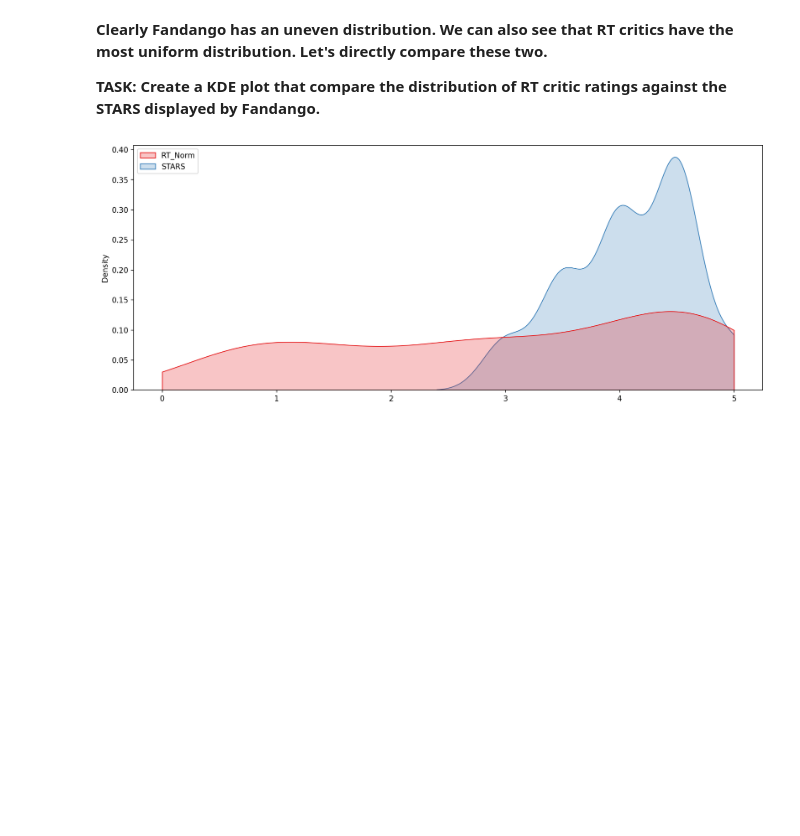
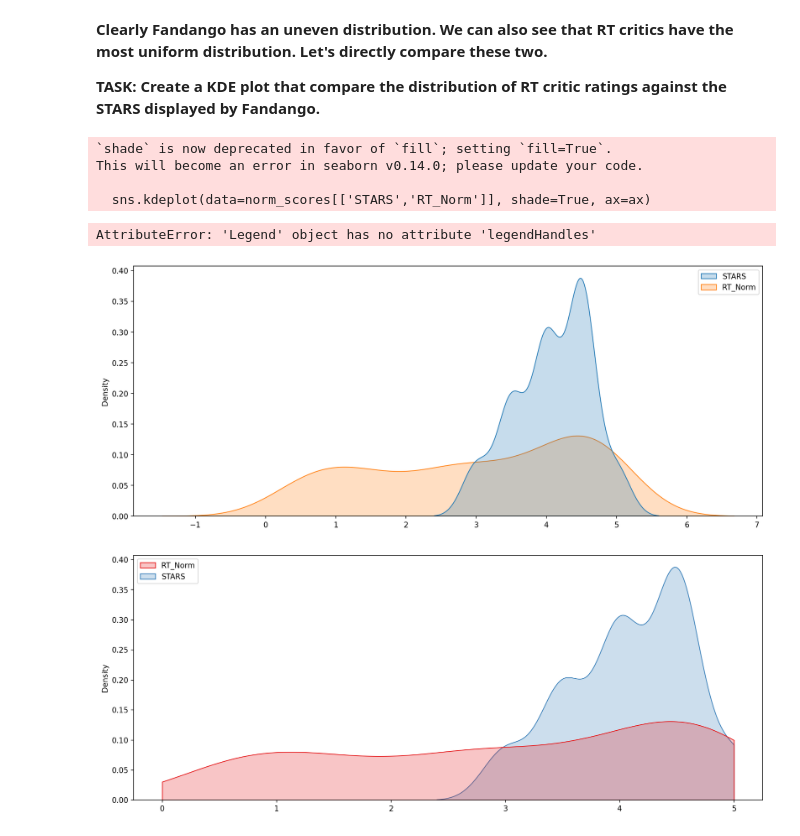
Before and after one commit to JisungWoo/UdemyCourse, a Jupyter notebook: 06-Capstone-Project/00-Capstone-Project_practice.ipynb, the cells around one changed output. Drawn from its saved outputs; the diff is of its cells as text; code cells hidden in the pictures; blank space fills up the shorter version.

```diff
--- a/06-Capstone-Project/00-Capstone-Project_practice.ipynb
+++ b/06-Capstone-Project/00-Capstone-Project_practice.ipynb
@@ -746,3 +843,16 @@ Quick Note if you have issues moving the legend for a seaborn kdeplot: https://g
+# %%
+#CODE HERE
+fig, ax = plt.subplots(figsize=(15,6),dpi=150)
+
+sns.kdeplot(data=norm_scores[['STARS','RT_Norm']], shade=True, ax=ax)
+move_legend(ax, "upper left")
+# %% [output]
+`shade` is now deprecated in favor of `fill`; setting `fill=True`.
+This will become an error in seaborn v0.14.0; please update your code.
+
+  sns.kdeplot(data=norm_scores[['STARS','RT_Norm']], shade=True, ax=ax)
+AttributeError: 'Legend' object has no attribute 'legendHandles'
+[figure, added]
 # %%
 # %% [output]
 [figure]
```
Also changed, not shown: parts of 19 cells of this notebook.
